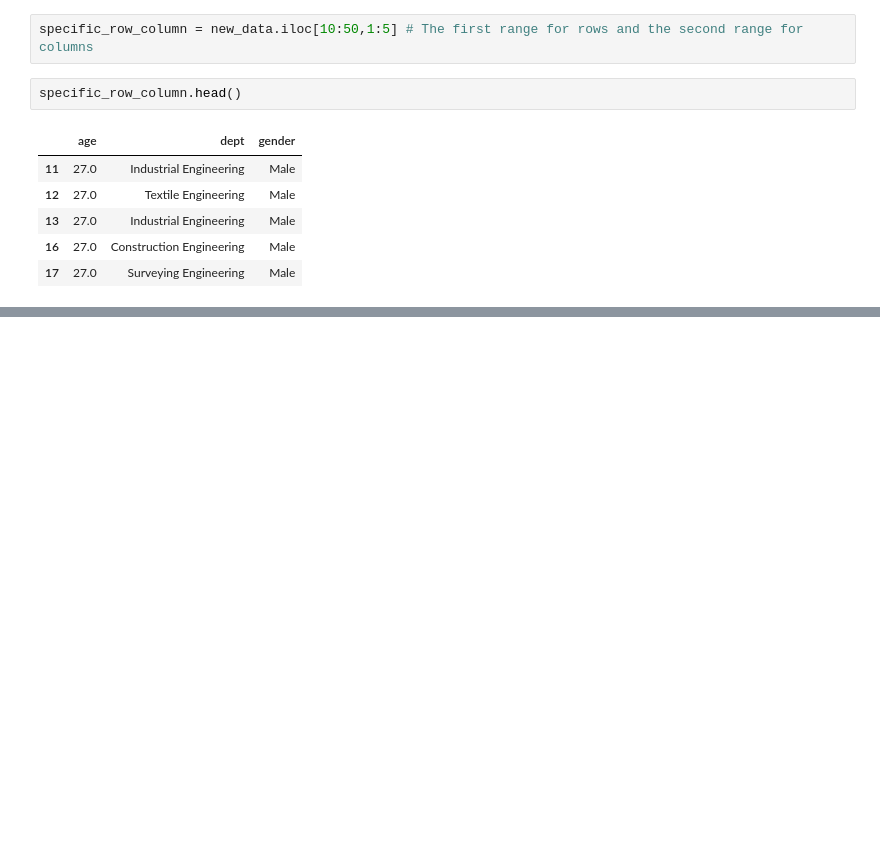
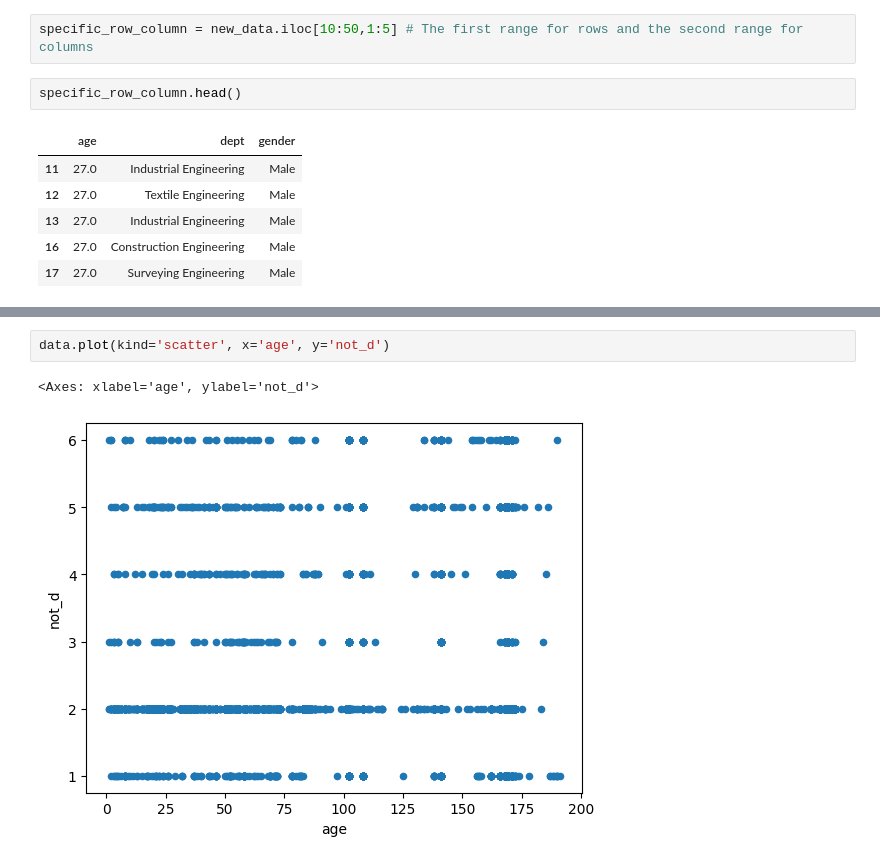
Before and after one commit to ake369/python_tutorial, a Jupyter notebook: notebooks/pandas.ipynb, the cells around one changed output, grey strips where cells are left out. Cells and saved outputs as stored; diff of their text form; blank space fills up the shorter version.

```diff
--- a/notebooks/pandas.ipynb
+++ b/notebooks/pandas.ipynb
@@ -167,0 +202,5 @@ specific_row_column.head()
+# %%
+data.plot(kind='scatter', x='age', y='not_d')
+# %% [output]
+<Axes: xlabel='age', ylabel='not_d'>
+[figure, added]
```
Also changed, not shown: parts of 22 cells of this notebook.
